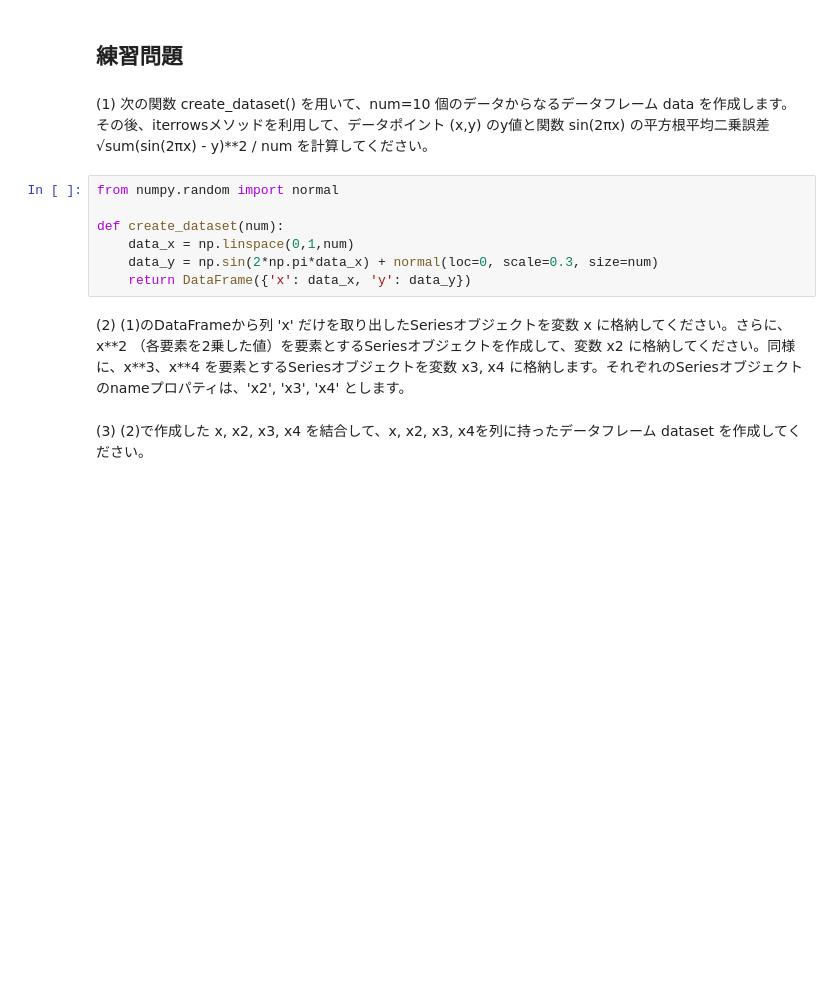
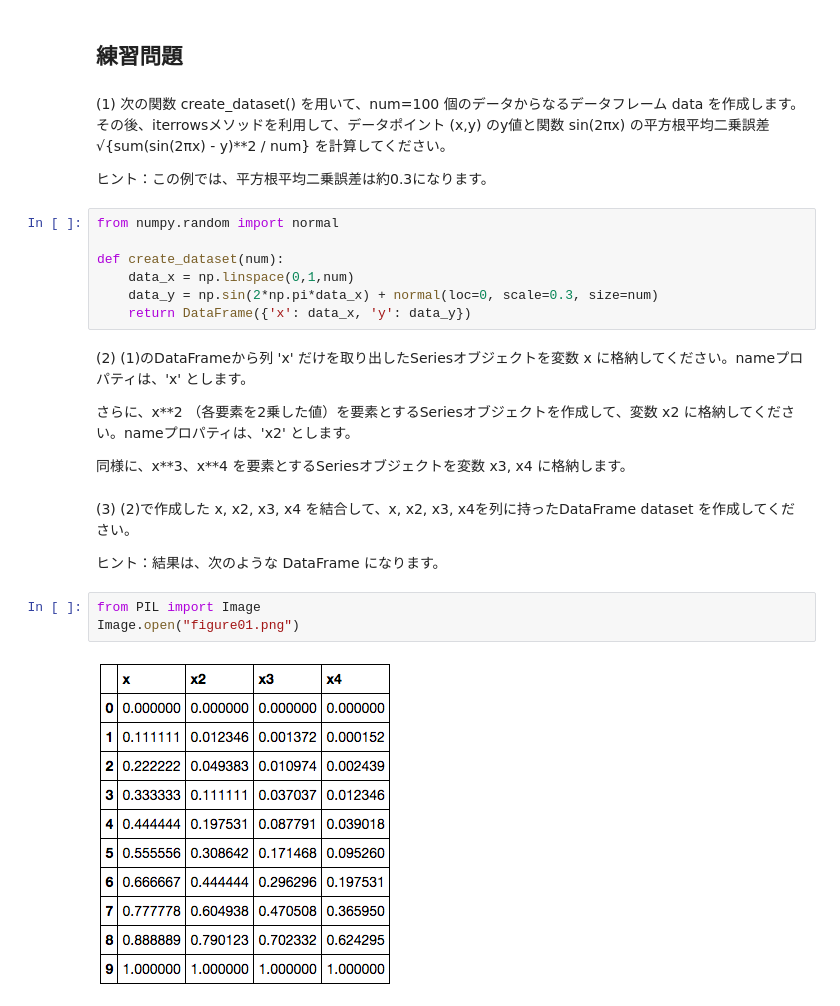
Before and after one commit to enakai00/jupyter_ml4se_commentary, a Jupyter notebook: 06-pandas DataFrame-02.ipynb, the cells around one changed output. Cells and saved outputs as stored; diff of their text form; blank space fills up the shorter version.

```diff
--- a/06-pandas DataFrame-02.ipynb
+++ b/06-pandas DataFrame-02.ipynb
@@ -198,7 +198,9 @@ cities
 # %% [markdown]
 ## 練習問題
 # %% [markdown]
-(1) 次の関数 create_dataset() を用いて、num=10 個のデータからなるデータフレーム data を作成します。その後、iterrowsメソッドを利用して、データポイント (x,y) のy値と関数 sin(2πx) の平方根平均二乗誤差 √sum(sin(2πx) - y)\*\*2 / num を計算してください。
+(1) 次の関数 create_dataset() を用いて、num=100 個のデータからなるデータフレーム data を作成します。その後、iterrowsメソッドを利用して、データポイント (x,y) のy値と関数 sin(2πx) の平方根平均二乗誤差 √{sum(sin(2πx) - y)\*\*2 / num} を計算してください。
+
+ヒント：この例では、平方根平均二乗誤差は約0.3になります。
 # %%
 from numpy.random import normal
 
@@ -207,6 +209,17 @@ def create_dataset(num):
     data_y = np.sin(2*np.pi*data_x) + normal(loc=0, scale=0.3, size=num)
     return DataFrame({'x': data_x, 'y': data_y})
 # %% [markdown]
-(2) (1)のDataFrameから列 'x' だけを取り出したSeriesオブジェクトを変数 x に格納してください。さらに、x\*\*2 （各要素を2乗した値）を要素とするSeriesオブジェクトを作成して、変数 x2 に格納してください。同様に、x\*\*3、x\*\*4 を要素とするSeriesオブジェクトを変数 x3, x4 に格納します。それぞれのSeriesオブジェクトのnameプロパティは、'x2', 'x3', 'x4' とします。
+(2) (1)のDataFrameから列 'x' だけを取り出したSeriesオブジェクトを変数 x に格納してください。nameプロパティは、'x' とします。
+
+さらに、x\*\*2 （各要素を2乗した値）を要素とするSeriesオブジェクトを作成して、変数 x2 に格納してください。nameプロパティは、'x2' とします。
+
+同様に、x\*\*3、x\*\*4 を要素とするSeriesオブジェクトを変数 x3, x4 に格納します。
 # %% [markdown]
-(3) (2)で作成した x, x2, x3, x4 を結合して、x, x2, x3, x4を列に持ったデータフレーム dataset を作成してください。
+(3) (2)で作成した x, x2, x3, x4 を結合して、x, x2, x3, x4を列に持ったDataFrame dataset を作成してください。
+
+ヒント：結果は、次のような DataFrame になります。
+# %%
+from PIL import Image
+Image.open("figure01.png")
+# %% [output]
+[figure, added]
```
Also changed, not shown: parts of 3 cells of this notebook, 1 other file.
